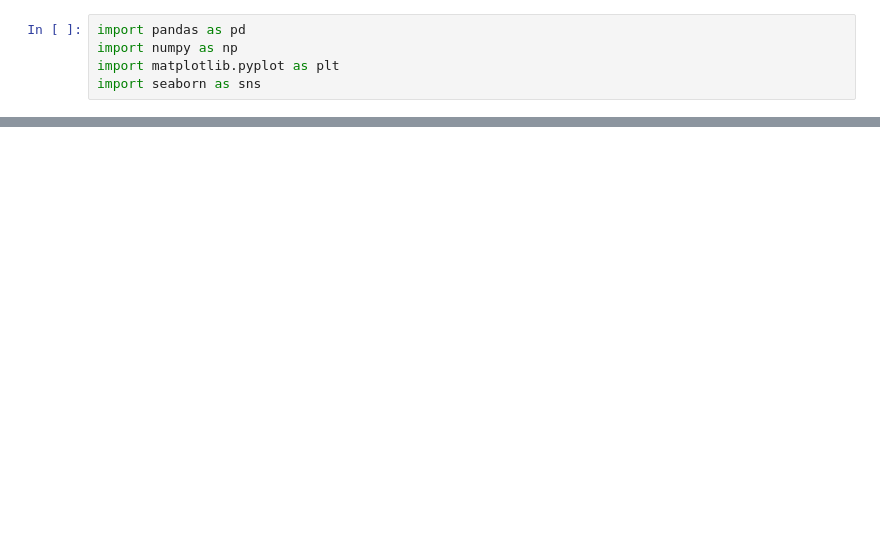
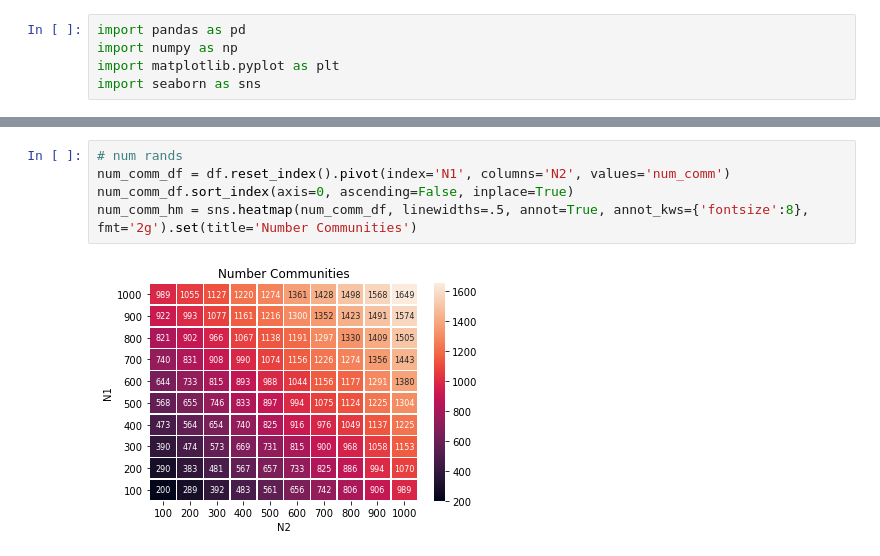
Before and after one commit to marbatlle/multiAffinity, a Jupyter notebook: 2-HB-DEGs-on-Liver-Communities/2_Communities/Benchmark/scripts/heatmaps.ipynb, the cells around one changed output, grey strips where cells are left out. Saved outputs shown, nothing was run; the diff lists cells and outputs as text; blank space fills up the shorter version.

```diff
--- a/2-HB-DEGs-on-Liver-Communities/2_Communities/Benchmark/scripts/heatmaps.ipynb
+++ b/2-HB-DEGs-on-Liver-Communities/2_Communities/Benchmark/scripts/heatmaps.ipynb
@@ -29,0 +22,7 @@ ax = sns.heatmap(uniform_data, linewidths=.5)
+# %%
+# num rands
+num_comm_df = df.reset_index().pivot(index='N1', columns='N2', values='num_comm')
+num_comm_df.sort_index(axis=0, ascending=False, inplace=True)
+num_comm_hm = sns.heatmap(num_comm_df, linewidths=.5, annot=True, annot_kws={'fontsize':8}, fmt='2g').set(title='Number Communities')
+# %% [output]
+[figure, added]
```
Also changed, not shown: parts of 5 cells of this notebook.
